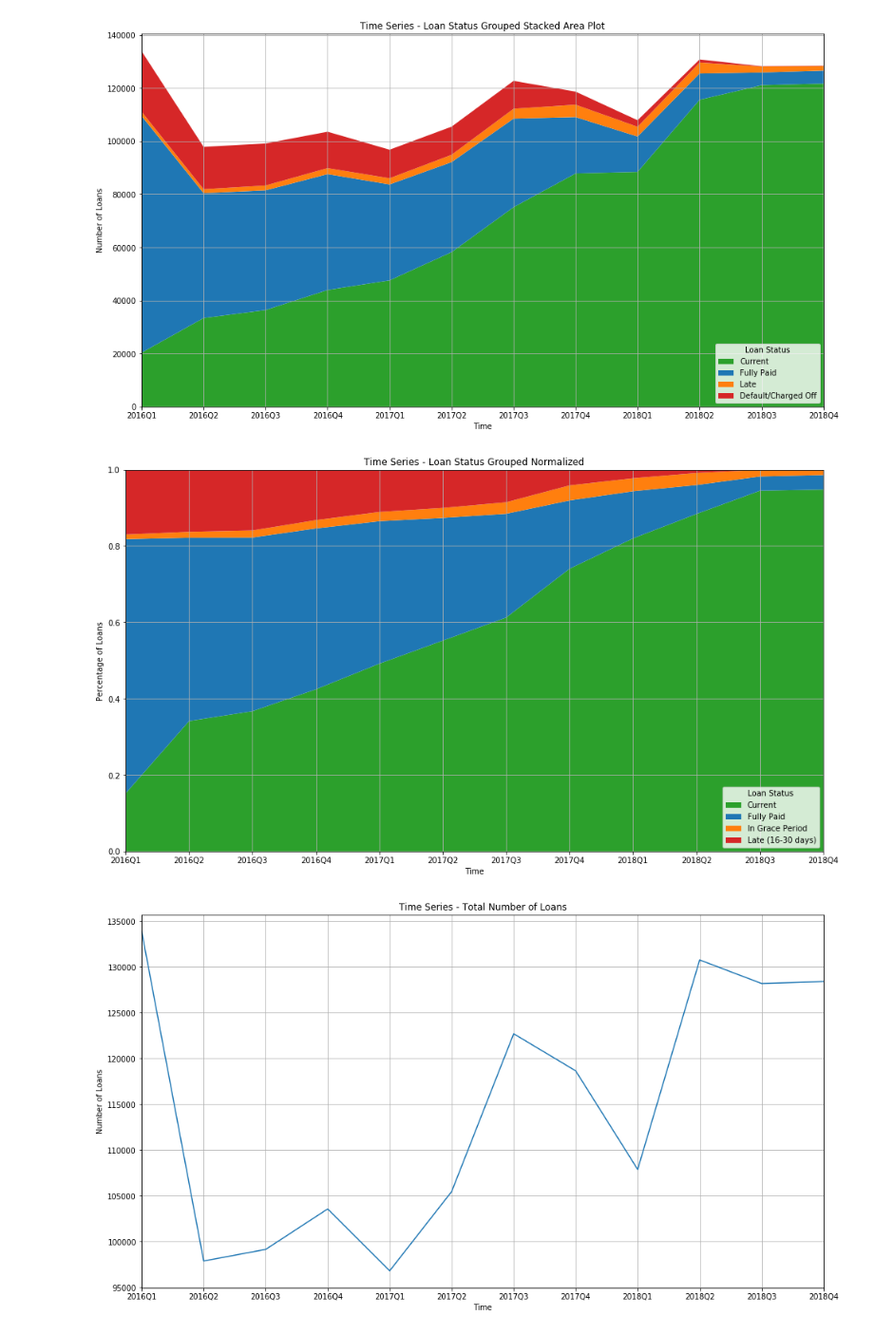
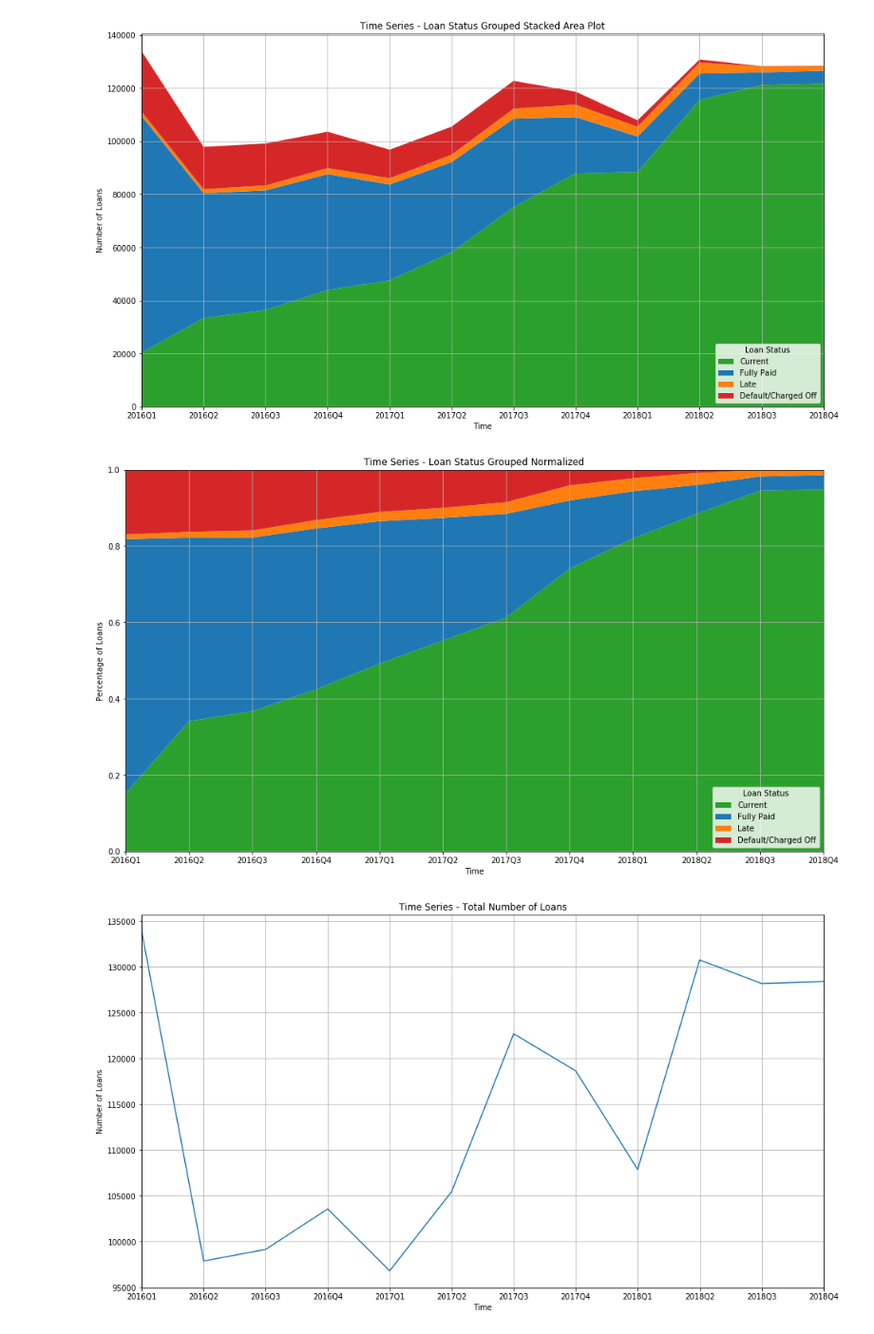
Before and after one commit to juszhan/LendingClub-Profitability, a Jupyter notebook: lendingclub_time_series_analysis.ipynb, the cells around one changed output. Shown at 95% size. Saved outputs shown, nothing was run; the diff lists cells and outputs as text; code cells hidden in the pictures.

```diff
--- a/lendingclub_time_series_analysis.ipynb
+++ b/lendingclub_time_series_analysis.ipynb
@@ -10,6 +11,21 @@ from numpy.random import RandomState
 _PRNG = RandomState(0)
 # %%
 _DATA_DIR = "./data"
+
+_dataset_loan_columns = ["loan_amnt",
+                         "int_rate",
+                         "term", "grade",
+                         "sub_grade",
+                         "installment",
+                         "annual_inc",
+                         "revol_bal",
+                         "revol_util",
+                         "loan_status",
+                         "verification_status",
+                         "title", "purpose",
+                         "emp_title",
+                         "addr_state",
+                         "zip_code"]
 
 names = []
 dataset = []
@@ -18,7 +34,7 @@ for file_name in os.listdir(_DATA_DIR):
     if file_name.endswith(".csv"):
         full_file_path = _DATA_DIR + "/" + file_name
         print(full_file_path)
-        dataset.append(pd.read_csv(full_file_path))
-        names.append(file_name[10:16])
+        dataset.append(pd.read_csv(full_file_path, usecols=_dataset_loan_columns)[_dataset_loan_columns])
+        names.append(re.search(r'\d{4}Q[0-4]{1}', file_name).group(0))
 # %% [output]
 ./data/LoanStats_2016Q1.csv
@@ -184,30 +200,30 @@ plt.show()
 # %%
 # Normalize grouped loan_status
 loan_status_grouped_normalized = {k: [loan_status_grouped_count / total for loan_status_grouped_count, total in zip(v, [len(df) for df in dataset])] for k,v in loan_status_grouped.items()}
 
 plt.figure(figsize=(16,9))
 
 colors = {
     "Current" : "#2ca02c",
     "Fully Paid": "#1f77b4",
     "Late" : "#ff7f0e",
     "Default/Charged Off": "#d62728"
 }
 
 x = list(range(len(dataset)))
-plt.stackplot(x, *loan_status_grouped_normalized.values(), baseline="zero", labels=_loan_status, colors=colors.values())
+plt.stackplot(x, *loan_status_grouped_normalized.values(), baseline="zero", labels=_loan_status_grouped, colors=colors.values())
 plt.xticks(ticks=list(range(len(names))), labels=names)
 plt.xlim(left=0, right=len(dataset) - 1)
 plt.ylim(bottom=0, top=1.0)
 plt.grid(True)
 plt.xlabel("Time")
 plt.ylabel("Percentage of Loans")
 plt.legend(title="Loan Status", loc=4)
 plt.title("Time Series - Loan Status Grouped Normalized")
 plt.savefig("assets/Time Series - Loan Status Grouped Normalized.png", bbox_inches='tight')
 plt.show()
 # %% [output]
-[figure, old version]
+[figure, new version]
 # %%
 plt.figure(figsize=(16,9))
 
```
Also changed, not shown: parts of 2 cells of this notebook, 42 other files.
